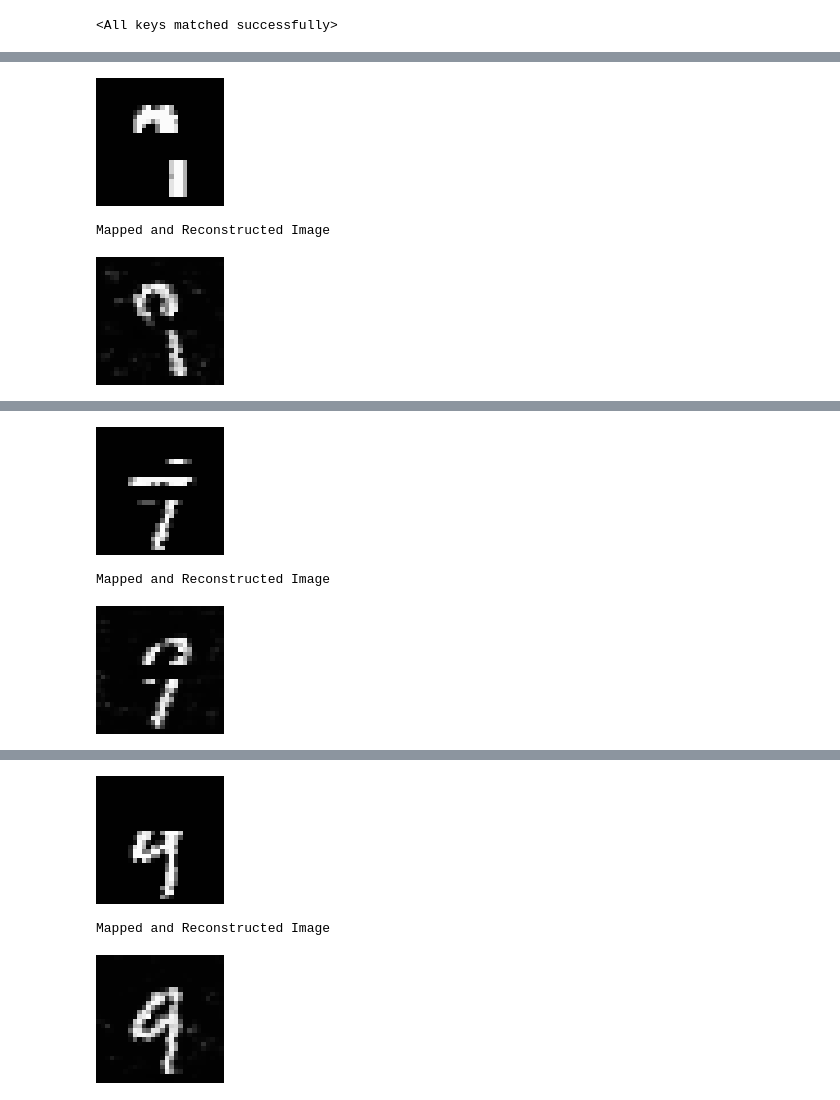
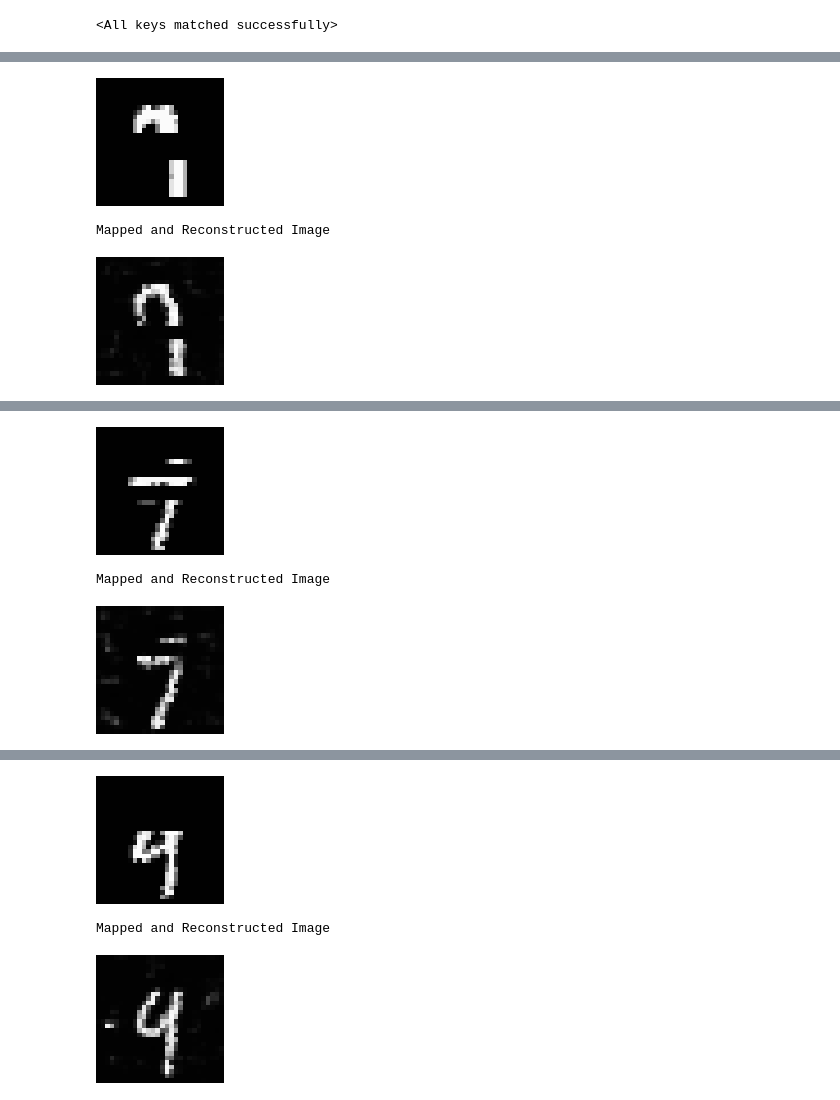
Before and after one commit to yashar-ne/AD-with-GANs, a Jupyter notebook: src/ml/notebooks/latent_space_mapping.ipynb, the cells around one changed output, grey strips where cells are left out. Saved outputs shown, nothing was run; the diff lists cells and outputs as text; code cells hidden in the pictures.

```diff
--- a/src/ml/notebooks/latent_space_mapping.ipynb
+++ b/src/ml/notebooks/latent_space_mapping.ipynb
@@ -125,13 +125,14 @@ class LatentSpaceMapper:
     def __get_anomaly_score(self, z, x_query):
         lamda = 0.1
         g_z = self.generator(z.to(self.device))
-        _, x_prop = self.discriminator(x_query)
-        _, g_z_prop = self.discriminator(g_z)
+        #_, x_prop = self.discriminator(x_query)
+        #_, g_z_prop = self.discriminator(g_z)
 
         loss_r = torch.sum(torch.abs(x_query - g_z))
-        loss_d = torch.sum(torch.abs(x_prop - g_z_prop))
+        #loss_d = torch.sum(torch.abs(x_prop - g_z_prop))
 
-        return (1 - lamda) * loss_r + lamda * loss_d
+        # return (1 - lamda) * loss_r + lamda * loss_d
+        return loss_r
 # %%
 import os
 import pandas as pd
@@ -320,10 +321,10 @@ for img in ano_mnist_dataset:
         mapped_z, reconstruction_loss = lsm.map_image_to_point_in_latent_space(img[0],
                                                                                batch_size=1,
                                                                                max_opt_iterations=50000,
-                                                                               opt_threshold=140.0,
-                                                                               plateu_threshold=0,
-                                                                               plateu_check_every_n_iter=50000,
-                                                                               learning_rate=1.0)
+                                                                               opt_threshold=50.0,
+                                                                               plateu_threshold=0.1,
+                                                                               plateu_check_every_n_iter=5000,
+                                                                               learning_rate=0.5)
         mapped_images.append(mapped_z)
         with open(csv_path, 'a', newline='') as file:
             writer = csv.writer(file)
@@ -368,5 +369,5 @@ Iteration: 49999 -- Current Loss: 235.74842834472656 -- Current Learning-Rate: 0
 Original Image
 [figure]
 Mapped and Reconstructed Image
-[figure, old version]
+[figure, new version]
 -----------------------
@@ -388,5 +389,5 @@ Iteration: 49999 -- Current Loss: 221.9491424560547 -- Current Learning-Rate: 0.
 Original Image
 [figure]
 Mapped and Reconstructed Image
-[figure, old version]
+[figure, new version]
 -----------------------
@@ -408,4 +411,4 @@ Iteration: 49999 -- Current Loss: 224.62509155273438 -- Current Learning-Rate: 0
 Original Image
 [figure]
 Mapped and Reconstructed Image
-[figure, old version]
+[figure, new version]
```
Also changed, not shown: parts of 1 cell of this notebook.
